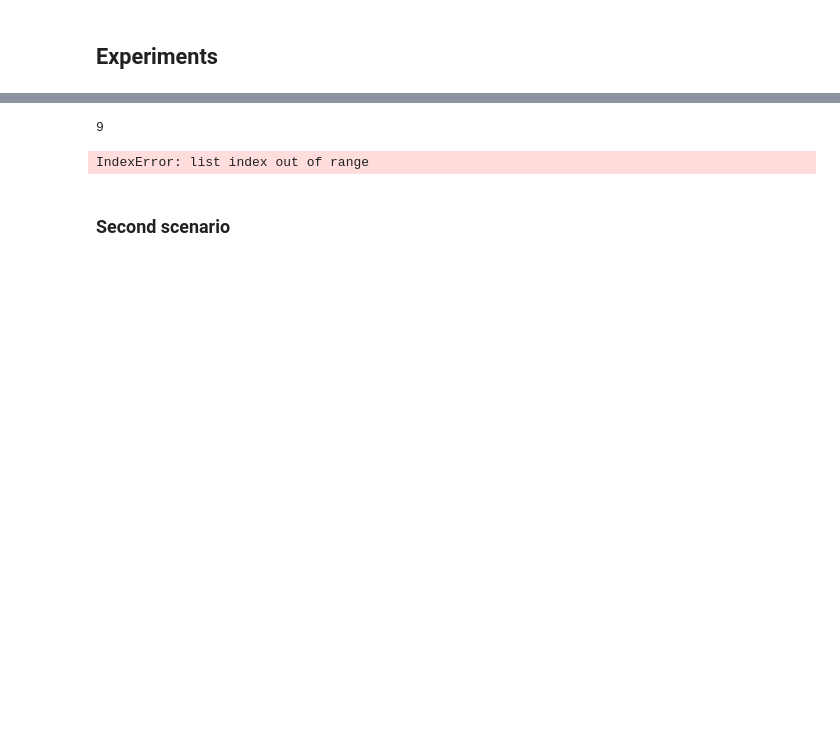
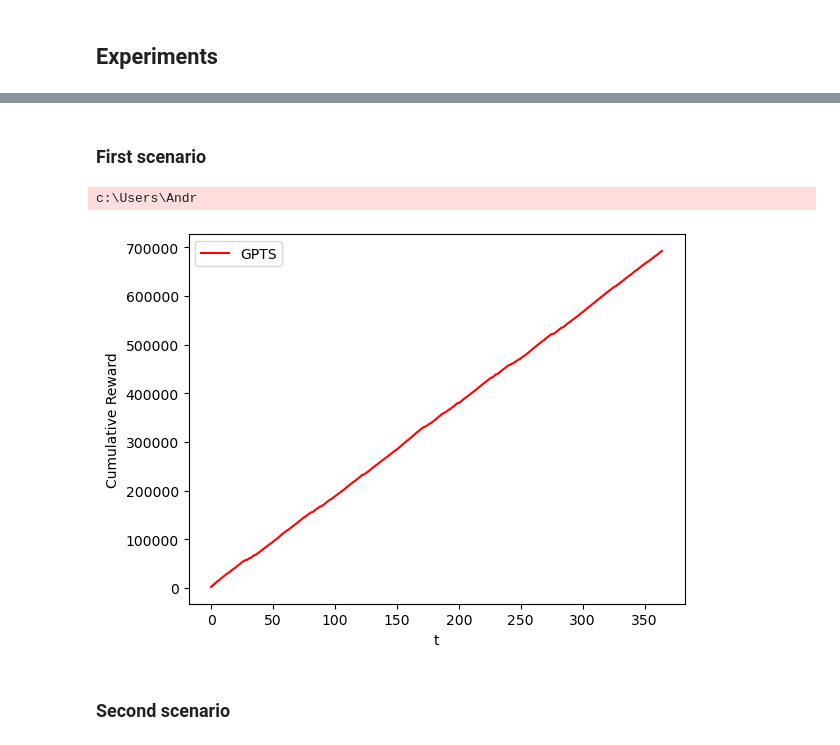
Before and after one commit to MatteoPancini/Online-Pricing-and-Advertising-Optimization-Project, a Jupyter notebook: Project-Pricing-Advertising-2022-2023/4_Contexts_and_their_generation Andrea.ipynb, the cells around one changed output, grey strips where cells are left out. Saved outputs shown, nothing was run; the diff lists cells and outputs as text; code cells hidden in the pictures; blank space fills up the shorter version.

```diff
--- a/Project-Pricing-Advertising-2022-2023/4_Contexts_and_their_generation Andrea.ipynb
+++ b/Project-Pricing-Advertising-2022-2023/4_Contexts_and_their_generation Andrea.ipynb
@@ -89,10 +89,8 @@ class BiddingEnvironment:
             means[i] = fun(user_class, bids[i], price)
         return means
 
-    def round(self, pulled_arm):
-        print(pulled_arm)
-        print(self.means[pulled_arm])
-        return np.random.normal(self.means[pulled_arm], self.sigmas[pulled_arm])
+    def round(self, pulled_arm, user_class):
+        return np.random.normal(self.means[user_class][pulled_arm], self.sigmas[pulled_arm])
 # %% [markdown]
 ## GP-TS
 # %%
@@ -211,6 +183,7 @@ Pseudo code:
+# %% [markdown]
+### First scenario
 # %%
 n_arms = 10
-
 #Creating the pricing environment
 env_pr = Environment_Pricing_4(n_arms=n_arms)
 
@@ -224,35 +197,33 @@ sigma = 200
 prices = env_pr.prices
 optimal_prices = [200, 200, 150]
 
-margins = [i*0.7 for i in range(50, 251, 50)]
 T = 365
-return_time = 30
-table = None
 
-simulation_interval = 14 #every two weeks, run the context generation algorithm
-
-ts_final_rewards = []
-split_record = []
-
-n_experiments = 10
+n_experiments = 1
 gpts_rewards_per_experiment = []
-
-
-#for each experiment, for each day, for each class
-for e in range(n_experiments):
-    env_adv = BiddingEnvironment(bids=bids, sigma = sigma, user_classes=user_classes, price=100, n_arms=n_arms) #price? for each price?
-    gpts_learners = [GPTS_Learner(n_arms, bids), GPTS_Learner(n_arms, bids), GPTS_Learner(n_arms, bids)]
-
-    for t in range(T):
-        for c in range(len(user_classes)):
-            #GP Thompson Sampling
-            pulled_arm = gpts_learners[c].pull_arm()
-            reward = env_adv.round(pulled_arm)
-            gpts_learners[c].update(pulled_arm, reward)
-
-    gpts_rewards_per_experiment.append(gpts_learners[c].collected_rewards)
-# %% [output]
-9
-IndexError: list index out of range
+# %%
+#for each experiment, for each day, for each class -> different prices are considered. Let's start by considering class 0's optimal price
+for e in range(n_experiments):
+    GPTS_learners = [GPTS_Learner(n_arms, bids), GPTS_Learner(n_arms, bids), GPTS_Learner(n_arms, bids)]
+    env_adv = BiddingEnvironment(bids=bids, n_arms=n_arms, price=optimal_prices[0], sigma=200, user_classes=user_classes)
+    for t in range(T):
+        for user_class in range(len(user_classes)):
+            #GP Thompson Sampling
+            pulled_arm = GPTS_learners[user_class].pull_arm() #pull one arm out of those 100
+            reward = env_adv.round(pulled_arm, user_class)
+            GPTS_learners[user_class].update(pulled_arm, reward)
+
+    gpts_rewards_per_experiment.append(GPTS_learners[user_class].collected_rewards)
+# %% [output]
+c:\Users\Andr
+# %%
+plt.figure(0)
+plt.ylabel("Cumulative Reward")
+plt.xlabel("t")
+plt.plot(np.cumsum(np.mean(gpts_rewards_per_experiment, axis=0)), 'r', label='GPTS')
+plt.legend()
+plt.show()
+# %% [output]
+[figure, added]
 # %% [markdown]
 ### Second scenario
```
Also changed, not shown: parts of 3 cells of this notebook.
